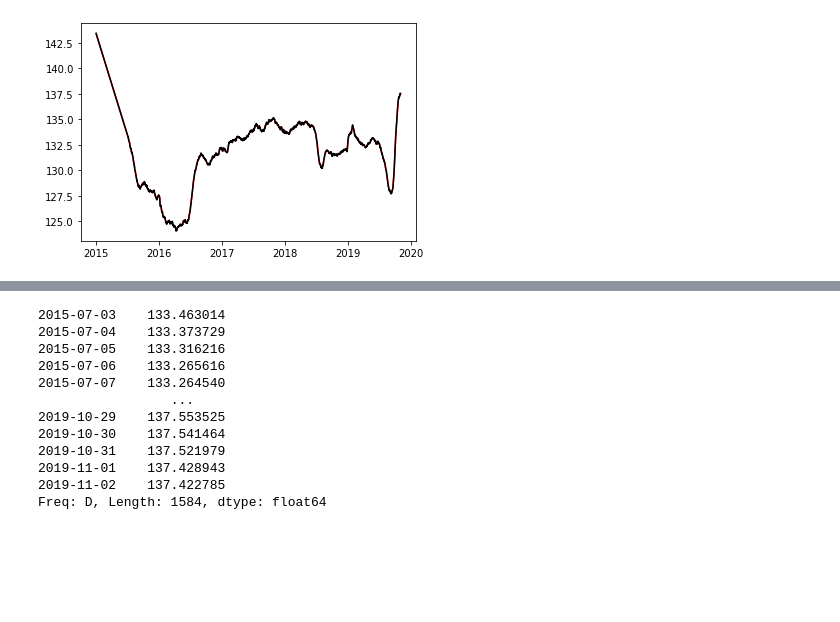
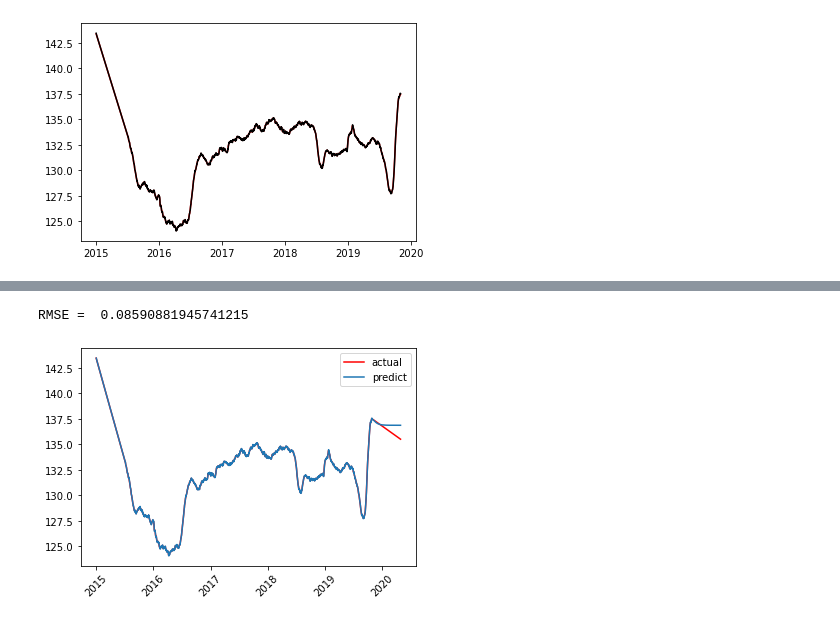
Before and after one commit to SofiaBlack/COVID-19_deaths_analysis, a Jupyter notebook: SARIMAX Model.ipynb, the cells around one changed output, grey strips where cells are left out. Cells and saved outputs as stored; diff of their text form; code cells hidden in the pictures; blank space fills up the shorter version.

```diff
--- a/SARIMAX Model.ipynb
+++ b/SARIMAX Model.ipynb
@@ -288,15 +253,18 @@ plt.show()
-# %%
-predictions
-# %% [output]
-2015-07-03    133.463014
-2015-07-04    133.373729
-2015-07-05    133.316216
-2015-07-06    133.265616
-2015-07-07    133.264540
-                 ...
-2019-10-29    137.553525
-2019-10-30    137.541464
-2019-10-31    137.521979
-2019-11-01    137.428943
-2019-11-02    137.422785
-Freq: D, Length: 1584, dtype: float64
+# %%
+#calcolo RMSE
+import numpy as np
+from statsmodels.tools.eval_measures import rmse
+nrmse = rmse(predictions, test)/(np.max(test)-np.min(test))
+print('RMSE = ', nrmse)
+# %% [output]
+RMSE =  0.08590881945741215
+# %%
+# predizione sul trend della serie storica includendo il 2020
+predictions_trend = model_fit.predict(start=0, end=len(ts_trend.iloc[:-1]))
+plt.plot(ts_trend, color='red', label='actual')
+plt.plot(predictions_trend.iloc[1:], label='predict')
+plt.xticks(rotation=45)
+plt.legend()
+plt.show()
+# %% [output]
+[figure, added]
```
Also changed, not shown: parts of 28 cells of this notebook.
